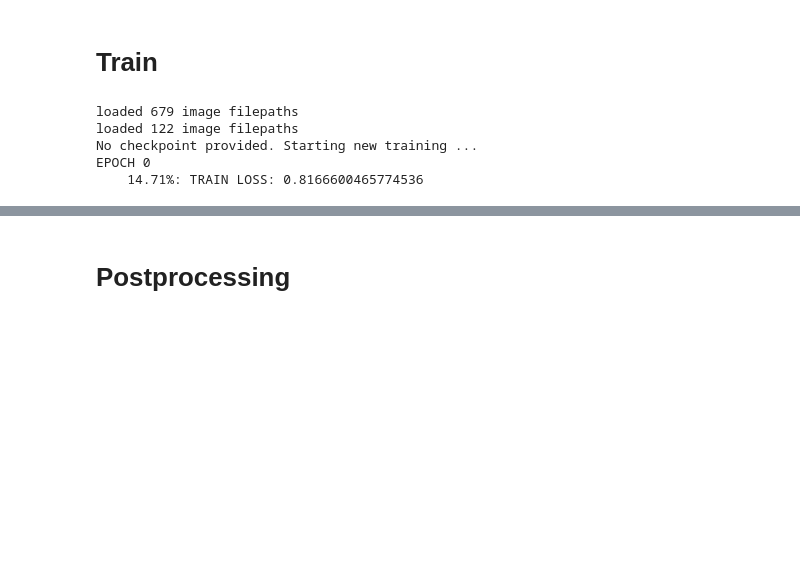
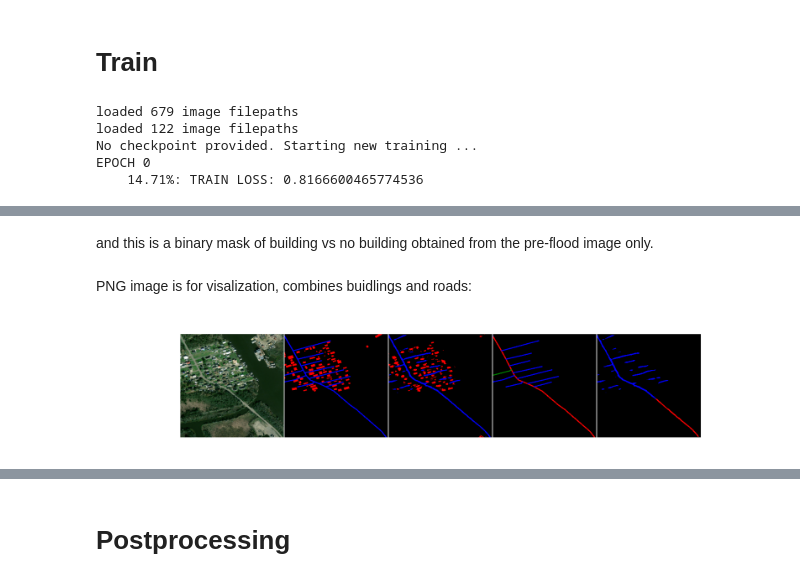
Before and after one commit to nesaboz/SpaceNet8, a Jupyter notebook: baseline/main.ipynb, the cells around one changed output, grey strips where cells are left out. Saved outputs shown, nothing was run; the diff lists cells and outputs as text; code cells hidden in the pictures; blank space fills up the shorter version.

```diff
--- a/baseline/main.ipynb
+++ b/baseline/main.ipynb
@@ -34,0 +129,10 @@ EPOCH 0
+# %% [markdown]
+and this is a binary mask of building vs no building obtained from the pre-flood image only.
+# %% [markdown]
+PNG image is for visalization, combines buidlings and roads:
+# %%
+im2 = os.path.join(run_root, 'foundation/resnet34_lr1.00e-04_bs4_11-05-2023-08-13/pngs/10300100AF395C00_2_16_51_pred.png')
+image = Image.open(im2)
+image
+# %% [output]
+[figure, added]
```
Also changed, not shown: parts of 28 cells of this notebook, 6 other files.
